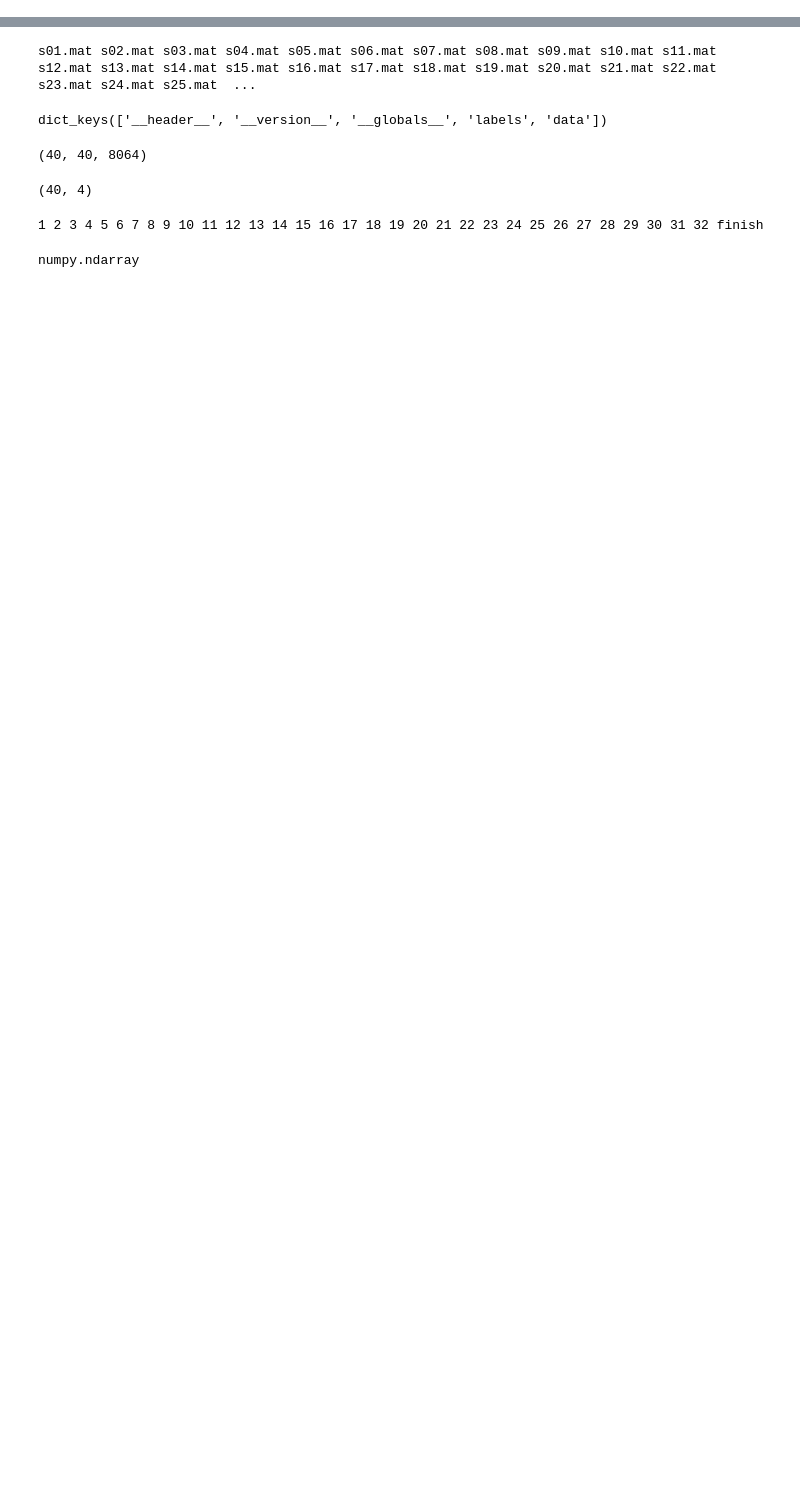
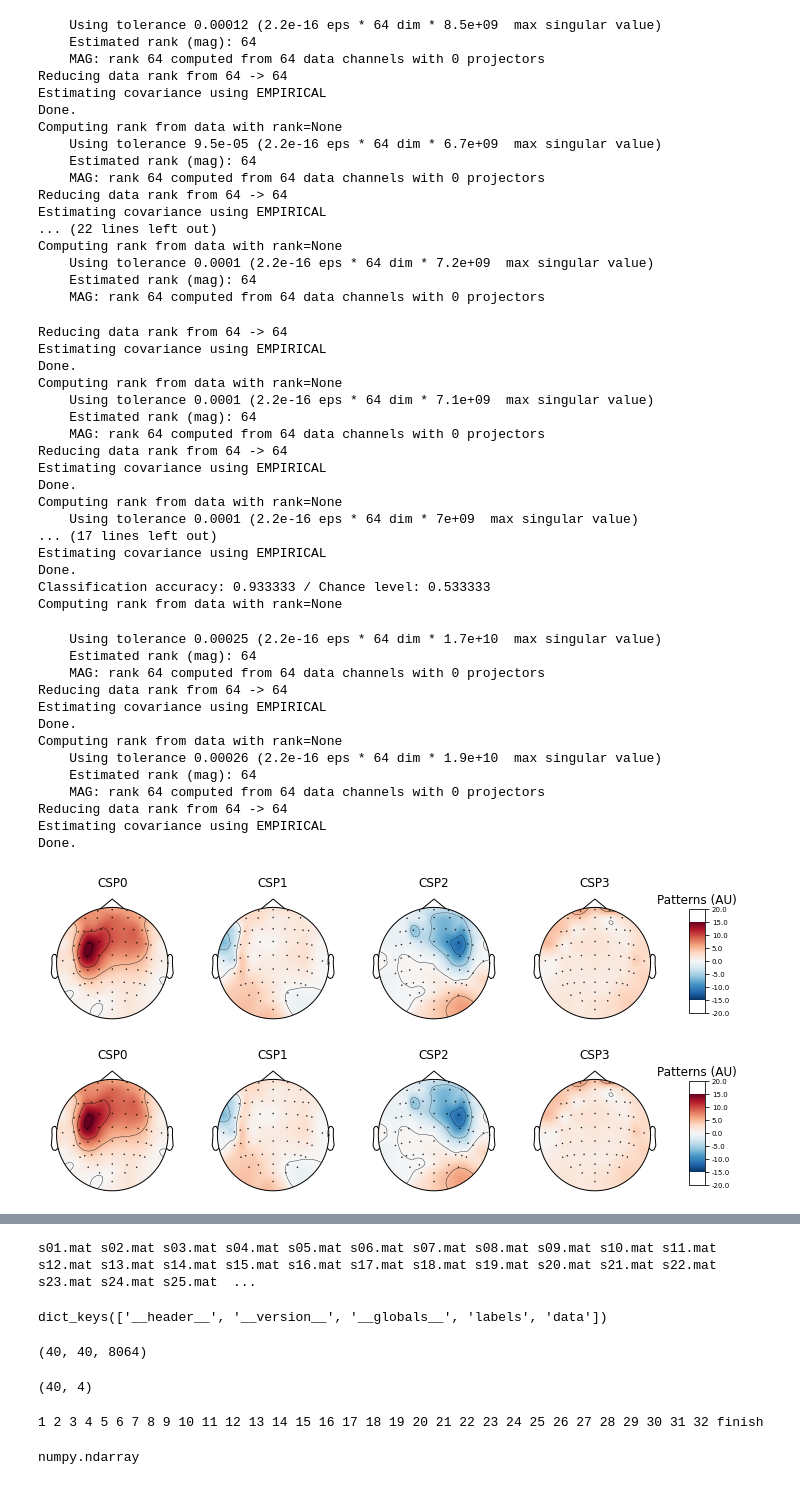
Before and after one commit to highcloud100/2021-2022_winter_eeg_deap_ml_study, a Jupyter notebook: DEAP.ipynb, the cells around one changed output, grey strips where cells are left out. Drawn from its saved outputs; the diff is of its cells as text; code cells hidden in the pictures; blank space fills up the shorter version.

```diff
--- a/DEAP.ipynb
+++ b/DEAP.ipynb
@@ -2,0 +90,27 @@
+# %%
+# Define a monte-carlo cross-validation generator (reduce variance):
+scores = []
+epochs_data = epochs.get_data()
+epochs_data_train = epochs_train.get_data()
+cv = ShuffleSplit(10, test_size=0.2, random_state=42)
+cv_split = cv.split(epochs_data_train)
+
+# Assemble a classifier
+lda = LinearDiscriminantAnalysis()
+csp = CSP(n_components=4, reg=None, log=True, norm_trace=False)
+
+# Use scikit-learn Pipeline with cross_val_score function
+clf = Pipeline([('CSP', csp), ('LDA', lda)])
+scores = cross_val_score(clf, epochs_data_train, labels, cv=cv, n_jobs=1)
+
+# Printing the results
+class_balance = np.mean(labels == labels[0])
+class_balance = max(class_balance, 1. - class_balance)
+print("Classification accuracy: %f / Chance level: %f" % (np.mean(scores),
+                                                          class_balance))
+
+# plot CSP patterns estimated on full data for visualization
+csp.fit_transform(epochs_data, labels)
+
+csp.plot_patterns(epochs.info, ch_type='eeg', units='Patterns (AU)', size=1.5)
+# %% [output]
@@ -2,0 +151,49 @@
+    Using tolerance 0.00012 (2.2e-16 eps * 64 dim * 8.5e+09  max singular value)
+    Estimated rank (mag): 64
+    MAG: rank 64 computed from 64 data channels with 0 projectors
+Reducing data rank from 64 -> 64
+Estimating covariance using EMPIRICAL
+Done.
+Computing rank from data with rank=None
+    Using tolerance 9.5e-05 (2.2e-16 eps * 64 dim * 6.7e+09  max singular value)
+    Estimated rank (mag): 64
+    MAG: rank 64 computed from 64 data channels with 0 projectors
+Reducing data rank from 64 -> 64
+Estimating covariance using EMPIRICAL
+... (22 lines left out)
+Computing rank from data with rank=None
+    Using tolerance 0.0001 (2.2e-16 eps * 64 dim * 7.2e+09  max singular value)
+    Estimated rank (mag): 64
+    MAG: rank 64 computed from 64 data channels with 0 projectors
+Reducing data rank from 64 -> 64
+Estimating covariance using EMPIRICAL
+Done.
+Computing rank from data with rank=None
+    Using tolerance 0.0001 (2.2e-16 eps * 64 dim * 7.1e+09  max singular value)
+    Estimated rank (mag): 64
+    MAG: rank 64 computed from 64 data channels with 0 projectors
+Reducing data rank from 64 -> 64
+Estimating covariance using EMPIRICAL
+Done.
+Computing rank from data with rank=None
+    Using tolerance 0.0001 (2.2e-16 eps * 64 dim * 7e+09  max singular value)
+... (17 lines left out)
+Estimating covariance using EMPIRICAL
+Done.
+Classification accuracy: 0.933333 / Chance level: 0.533333
+Computing rank from data with rank=None
+    Using tolerance 0.00025 (2.2e-16 eps * 64 dim * 1.7e+10  max singular value)
+    Estimated rank (mag): 64
+    MAG: rank 64 computed from 64 data channels with 0 projectors
+Reducing data rank from 64 -> 64
+Estimating covariance using EMPIRICAL
+Done.
+Computing rank from data with rank=None
+    Using tolerance 0.00026 (2.2e-16 eps * 64 dim * 1.9e+10  max singular value)
+    Estimated rank (mag): 64
+    MAG: rank 64 computed from 64 data channels with 0 projectors
+Reducing data rank from 64 -> 64
+Estimating covariance using EMPIRICAL
+Done.
+[figure, added]
+[figure, added]
```
Also changed, not shown: parts of 22 cells of this notebook.
